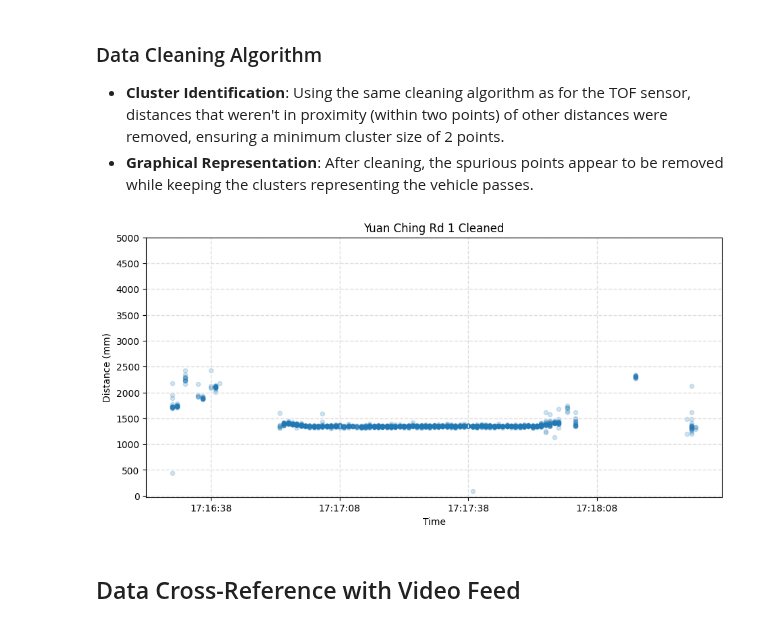
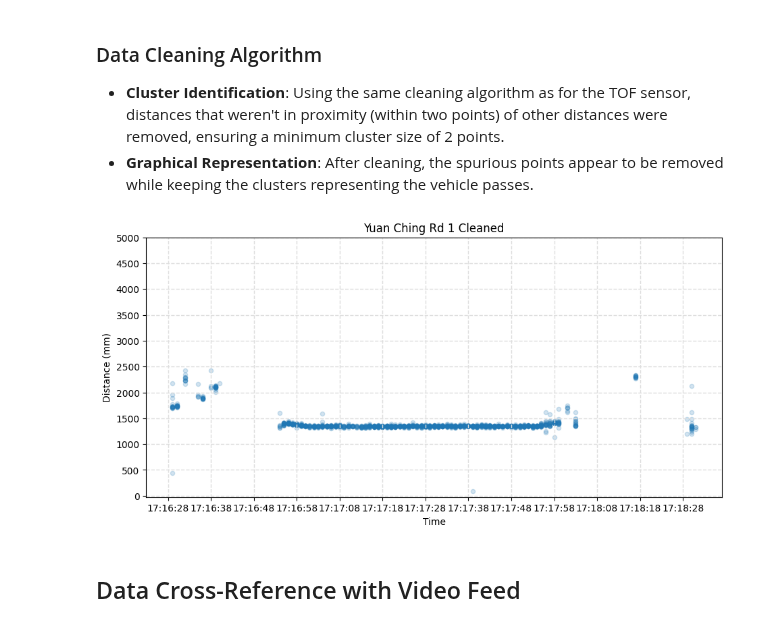
Before and after one commit to wuihee/cycling-safety-analysis, a Jupyter notebook: notebooks/LIDAR_Outdoor_Tests.ipynb, the cells around one changed output. Drawn from its saved outputs; the diff is of its cells as text; code cells hidden in the pictures.

```diff
--- a/notebooks/LIDAR_Outdoor_Tests.ipynb
+++ b/notebooks/LIDAR_Outdoor_Tests.ipynb
@@ -75,9 +75,9 @@ plt.show()
 # %%
 fig, axes = plt.subplots(figsize=(11, 5))
 cleaned_distances = cleaner.clean_tof_data(distances)
-outdoor_graphs.scatter_time_vs_distance(axes, timings, cleaned_distances, "Yuan Ching Rd 1 Cleaned")
+outdoor_graphs.scatter_time_vs_distance(axes, timings, cleaned_distances, "Yuan Ching Rd 1 Cleaned", intervals=10, rotate_xticks=True)
 plt.show()
 # %% [output]
-[figure, old version]
+[figure, new version]
 # %% [markdown]
 ## Data Cross-Reference with Video Feed
```
Also changed, not shown: parts of 1 cell of this notebook.
